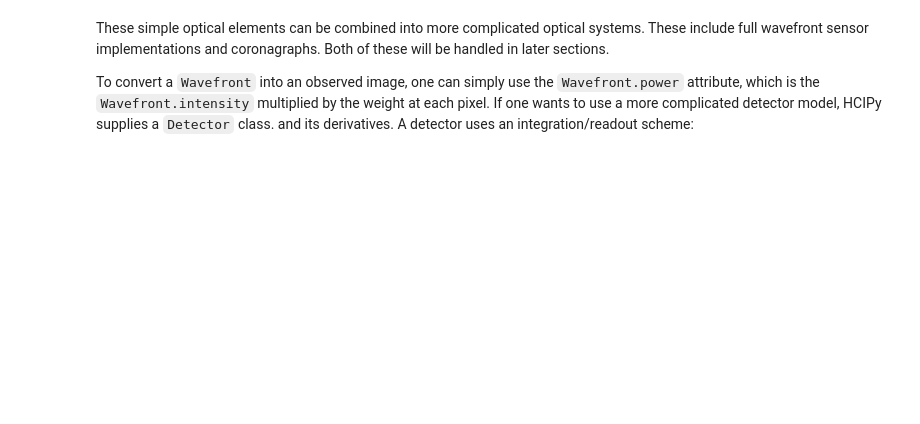
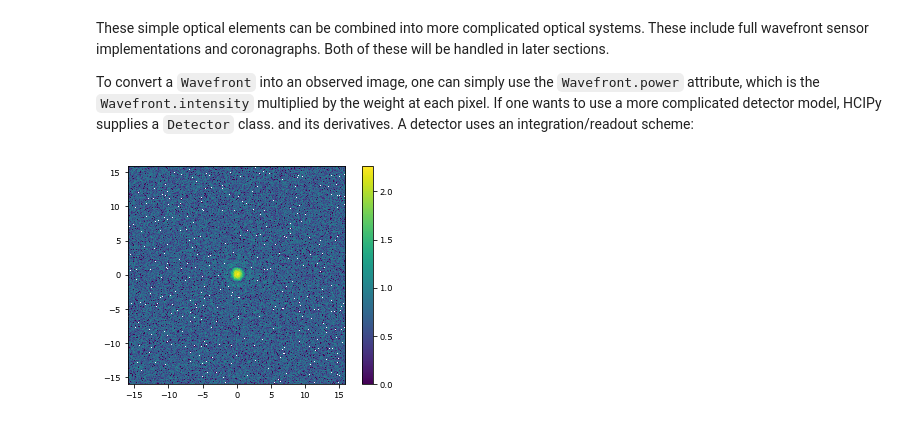
Before and after one commit to ehpor/hcipy, a Jupyter notebook: tutorial/Getting started with HCIPy - II Wavefronts and optical systems.ipynb, the cells around one changed output. Drawn from its saved outputs; the diff is of its cells as text; code cells hidden in the pictures; blank space fills up the shorter version.

```diff
--- a/tutorial/Getting started with HCIPy - II Wavefronts and optical systems.ipynb
+++ b/tutorial/Getting started with HCIPy - II Wavefronts and optical systems.ipynb
@@ -76,14 +74,16 @@ To convert a `Wavefront` into an observed image, one can simply use the `Wavefro
 # %%
 flat_field = 0.01
 dark = 10
-detector = NoisyDetector(focal_grid, )
+detector = NoisyDetector(focal_grid, dark_current_rate=dark, flat_field=flat_field)
 
-wf.total_power = 10000
-img = prop(aberrations(wf))
+wf.total_power = 1000
+img = prop(aberration(wf))
 
-detector.integrate(img, 0.2)
+detector.integrate(img, 0.5)
 image = detector.read_out()
 
-imshow_field(image)
+imshow_field(np.log10(image), vmax=np.log10(image).max(), vmin=0)
 plt.colorbar()
 plt.show()
+# %% [output]
+[figure, added]
```
Also changed, not shown: parts of 2 cells of this notebook, 12 other files.
